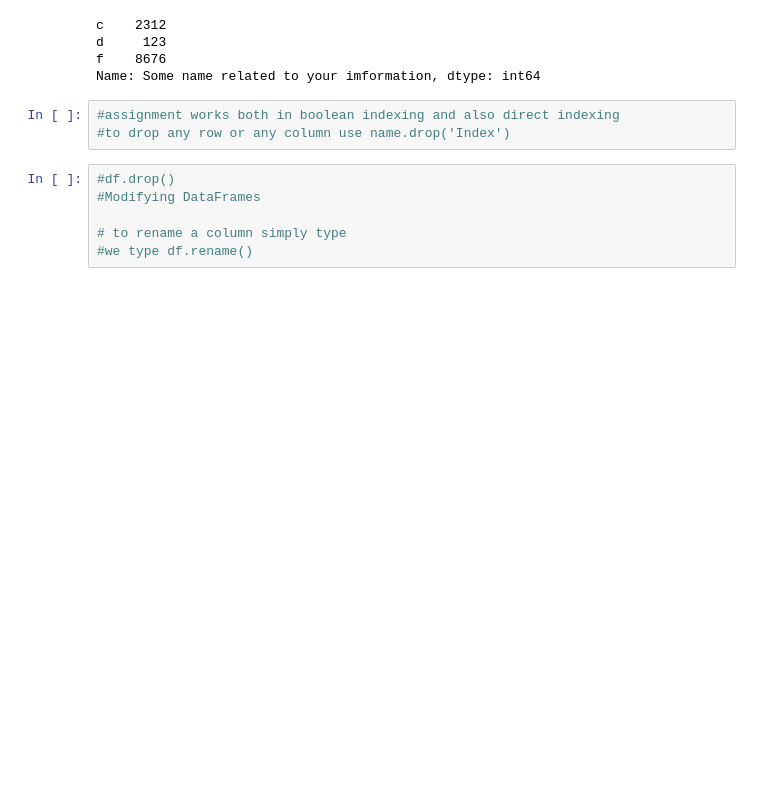
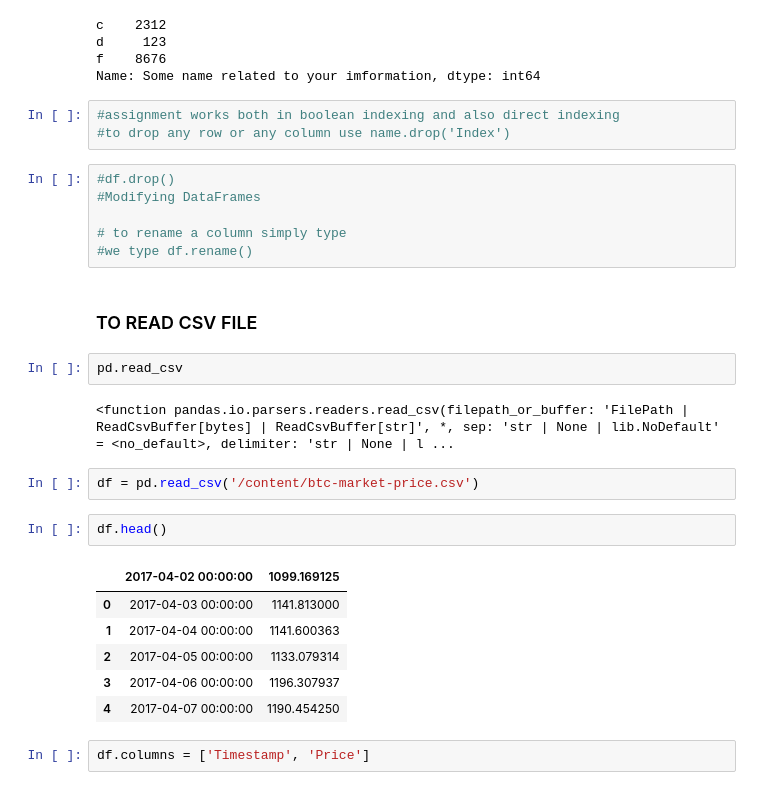
Before and after one commit to ayushd05/python, a Jupyter notebook: PANDAS_library.ipynb, the cells around one changed output. Saved outputs shown, nothing was run; the diff lists cells and outputs as text; blank space fills up the shorter version.

```diff
--- a/PANDAS_library.ipynb
+++ b/PANDAS_library.ipynb
@@ -119,3 +119,22 @@ Name: Some name related to your imformation, dtype: int64
 
 # to rename a column simply type
 #we type df.rename()
+# %% [markdown]
+### TO READ CSV FILE
+# %%
+pd.read_csv
+# %% [output]
+<function pandas.io.parsers.readers.read_csv(filepath_or_buffer: 'FilePath | ReadCsvBuffer[bytes] | ReadCsvBuffer[str]', *, sep: 'str | None | lib.NoDefault' = <no_default>, delimiter: 'str | None | l ...
+# %%
+df = pd.read_csv('/content/btc-market-price.csv')
+# %%
+df.head()
+# %% [output]
+|  | 2017-04-02 00:00:00 | 1099.169125 |
+| 0 | 2017-04-03 00:00:00 | 1141.813000 |
+| 1 | 2017-04-04 00:00:00 | 1141.600363 |
+| 2 | 2017-04-05 00:00:00 | 1133.079314 |
+| 3 | 2017-04-06 00:00:00 | 1196.307937 |
+| 4 | 2017-04-07 00:00:00 | 1190.454250 |
+# %%
+df.columns = ['Timestamp', 'Price']
```
Also changed, not shown: parts of 10 cells of this notebook.
